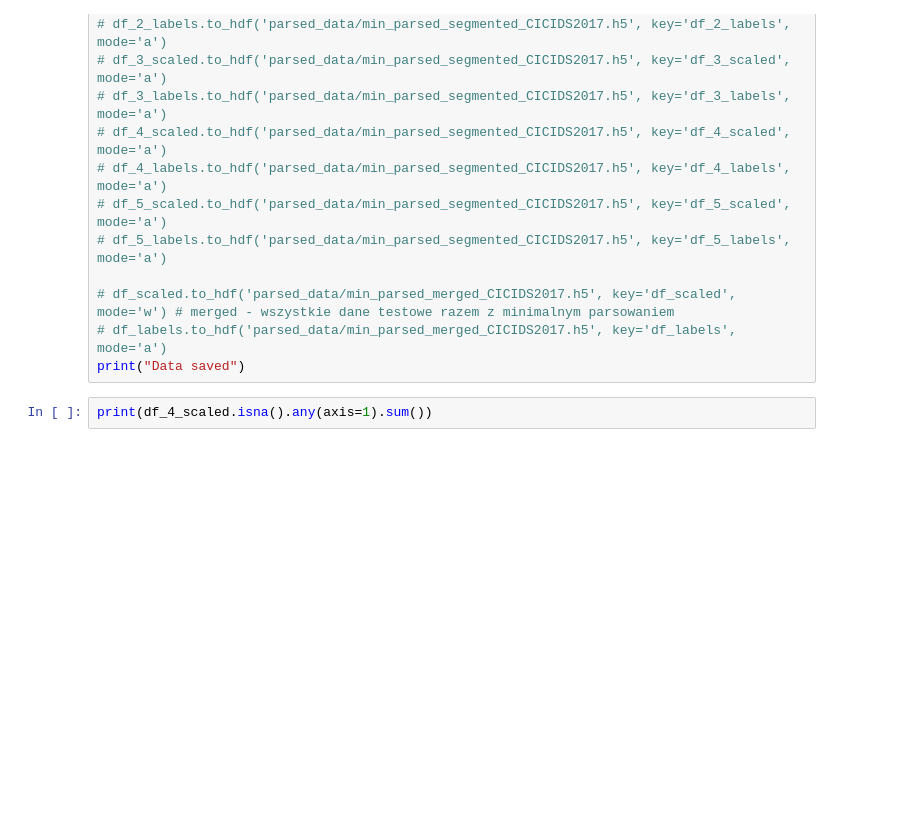
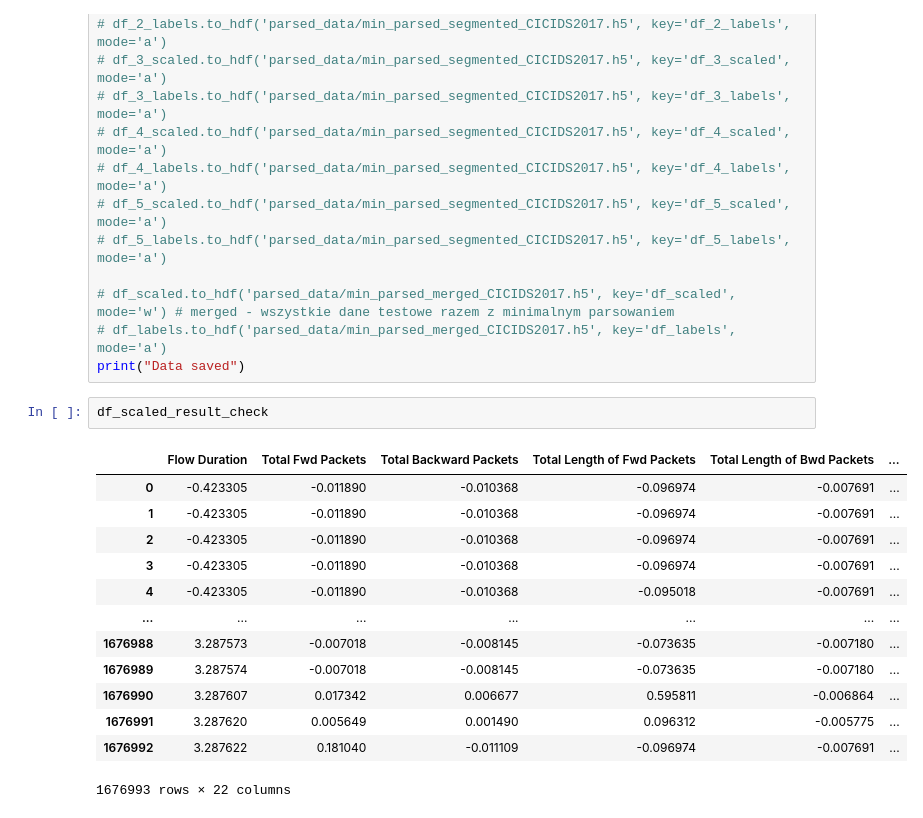
Before and after one commit to m-icha-l/Anomaly_detection_ML, a Jupyter notebook: Anomaly_detect_ML.ipynb, the cells around one changed output. Saved outputs shown, nothing was run; the diff lists cells and outputs as text; blank space fills up the shorter version.

```diff
--- a/Anomaly_detect_ML.ipynb
+++ b/Anomaly_detect_ML.ipynb
@@ -941,4 +1008,18 @@ df_scaled_result_check = test_IF_model(IF,df_scaled,df_labels, name ="summary",l
 # df_labels.to_hdf('parsed_data/min_parsed_merged_CICIDS2017.h5', key='df_labels', mode='a')
 print("Data saved")
 # %%
-print(df_4_scaled.isna().any(axis=1).sum())
+df_scaled_result_check
+# %% [output]
+|  | Flow Duration | Total Fwd Packets | Total Backward Packets | Total Length of Fwd Packets | Total Length of Bwd Packets | ... |
+| 0 | -0.423305 | -0.011890 | -0.010368 | -0.096974 | -0.007691 | ... |
+| 1 | -0.423305 | -0.011890 | -0.010368 | -0.096974 | -0.007691 | ... |
+| 2 | -0.423305 | -0.011890 | -0.010368 | -0.096974 | -0.007691 | ... |
+| 3 | -0.423305 | -0.011890 | -0.010368 | -0.096974 | -0.007691 | ... |
+| 4 | -0.423305 | -0.011890 | -0.010368 | -0.095018 | -0.007691 | ... |
+| ... | ... | ... | ... | ... | ... | ... |
+| 1676988 | 3.287573 | -0.007018 | -0.008145 | -0.073635 | -0.007180 | ... |
+| 1676989 | 3.287574 | -0.007018 | -0.008145 | -0.073635 | -0.007180 | ... |
+| 1676990 | 3.287607 | 0.017342 | 0.006677 | 0.595811 | -0.006864 | ... |
+| 1676991 | 3.287620 | 0.005649 | 0.001490 | 0.096312 | -0.005775 | ... |
+| 1676992 | 3.287622 | 0.181040 | -0.011109 | -0.096974 | -0.007691 | ... |
+1676993 rows × 22 columns
```
Also changed, not shown: parts of 2 cells of this notebook, 5 other files.
